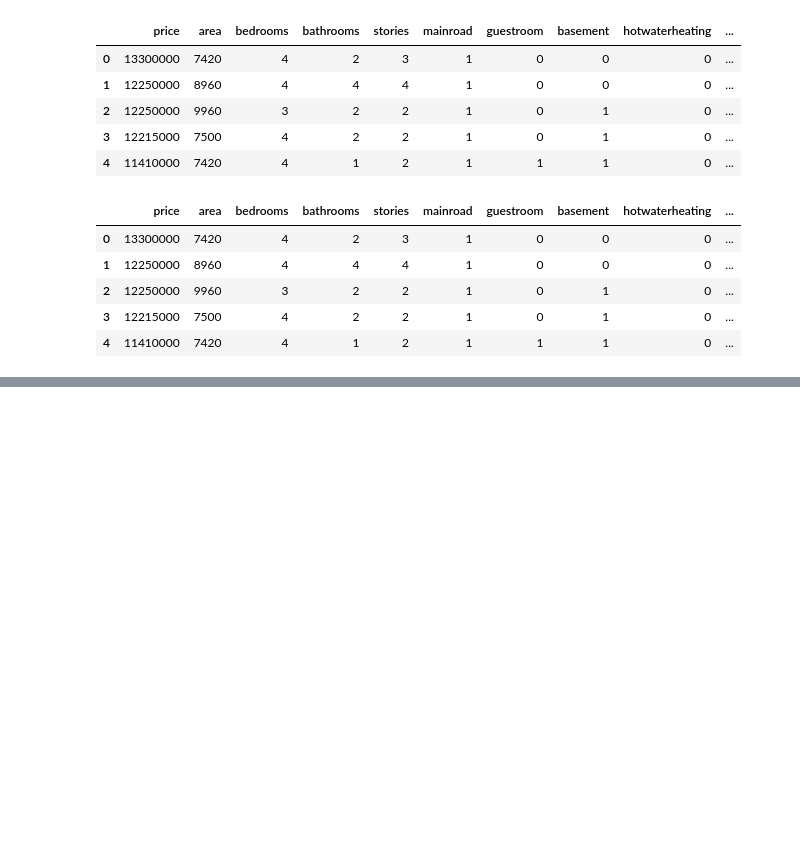
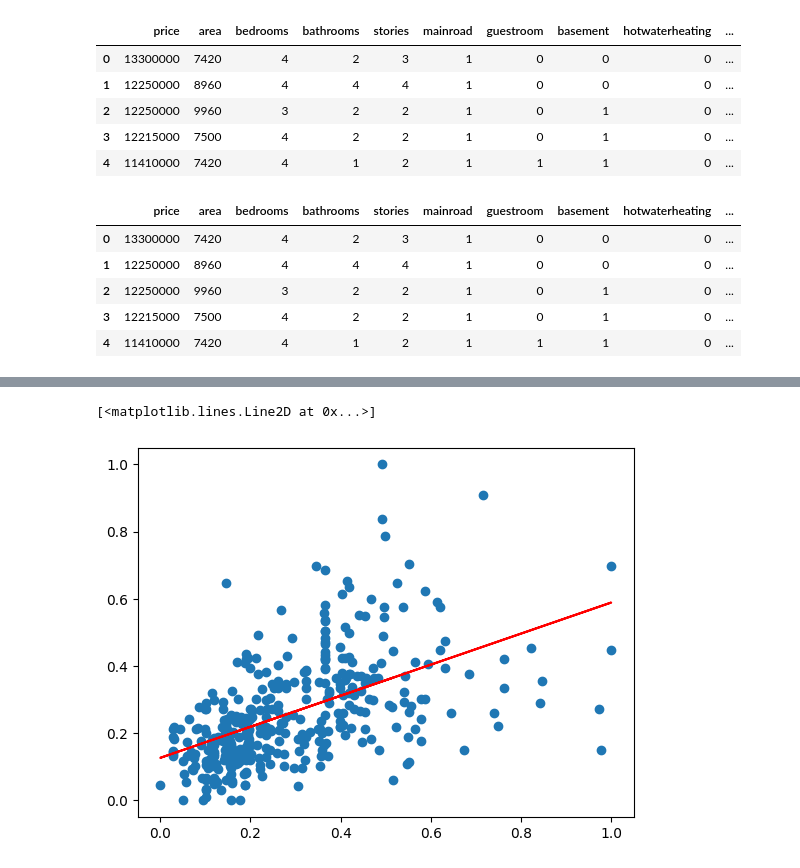
Before and after one commit to pydatakla/Maths, a Jupyter notebook: Notebooks/LinearRegression.ipynb, the cells around one changed output, grey strips where cells are left out. Drawn from its saved outputs; the diff is of its cells as text; code cells hidden in the pictures; blank space fills up the shorter version.

```diff
--- a/Notebooks/LinearRegression.ipynb
+++ b/Notebooks/LinearRegression.ipynb
@@ -2038,0 +2099,10 @@ df_train, df_test = train_test_split(housing,
+# %%
+# Picking area as the first dependant varible
+y_train = df_train.pop('price')
+X_train = df_train
+# %%
+# Building a linear model
+import statsmodels.api as sm
+
+# Add constant
+X_train_lm = sm.add_constant(X_train[['area']])
@@ -2038,0 +2119,7 @@ df_train, df_test = train_test_split(housing,
+# %%
+# Visualization
+plt.scatter(X_train_lm.iloc[:, 1], y_train)
+plt.plot(X_train_lm.iloc[:, 1], 0.126894 + 0.462192*X_train_lm.iloc[:, 1], 'r')
+# %% [output]
+[<matplotlib.lines.Line2D at 0x...>]
+[figure, added]
```
Also changed, not shown: parts of 24 cells of this notebook.
